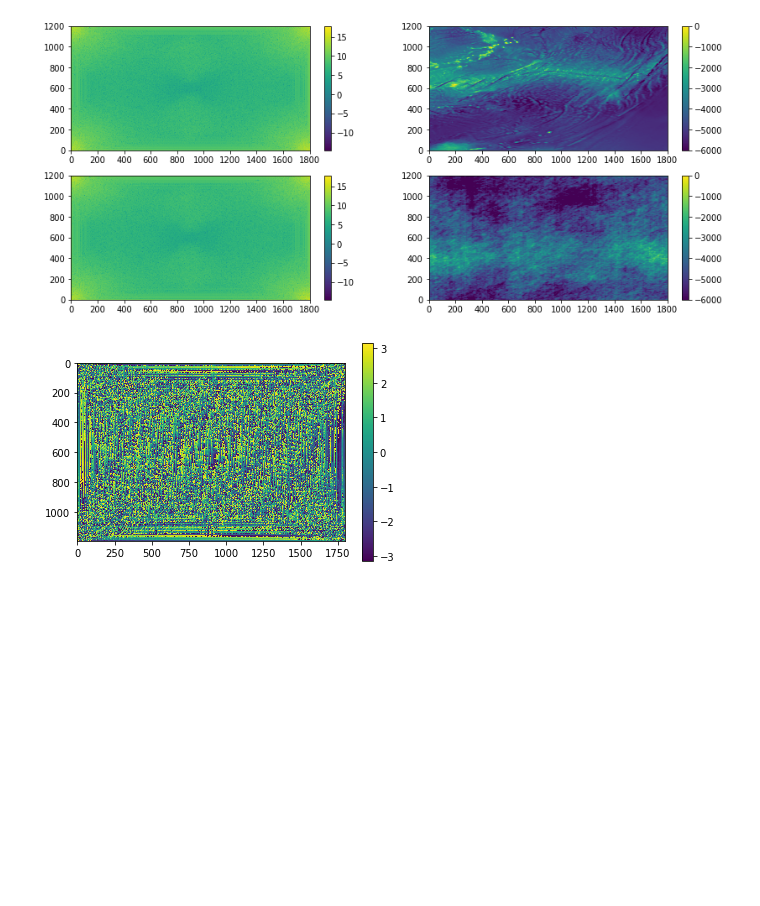
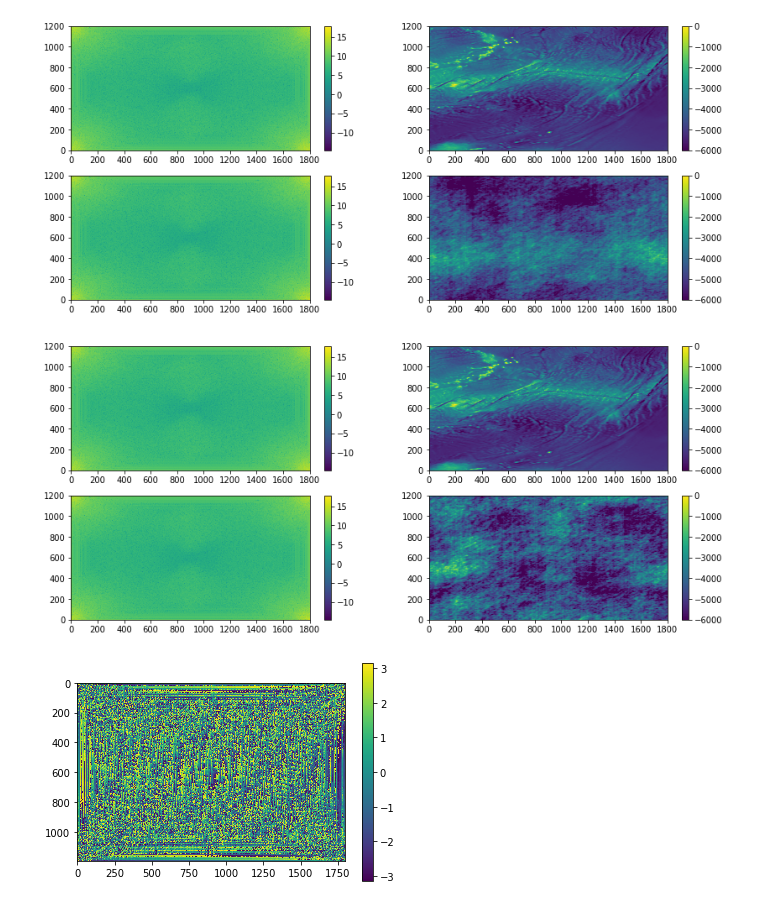
Before and after one commit to hmkhatri/MOM6_initialization, a Jupyter notebook: calc_topography_spectra.ipynb, the cells around one changed output. Cells and saved outputs as stored; diff of their text form; code cells hidden in the pictures; blank space fills up the shorter version.

```diff
--- a/calc_topography_spectra.ipynb
+++ b/calc_topography_spectra.ipynb
@@ -234,3 +234,8 @@ n=1
 bs, dfts, b_orig, dft_orig, phase_new = gen_samples(f = b.values,n_samples=n,rmethod='new_all',pert_mag = 0.2, apply_hamming=False, plots=True)
 # %% [output]
 [figure]
+# %%
+n=1
+bs, dfts, b_orig, dft_orig, phase_new = gen_samples(f = b.values,n_samples=n,rmethod='new_indep', apply_hamming=False, plots=True)
+# %% [output]
+[figure, added]
```
Also changed, not shown: parts of 1 cell of this notebook.
